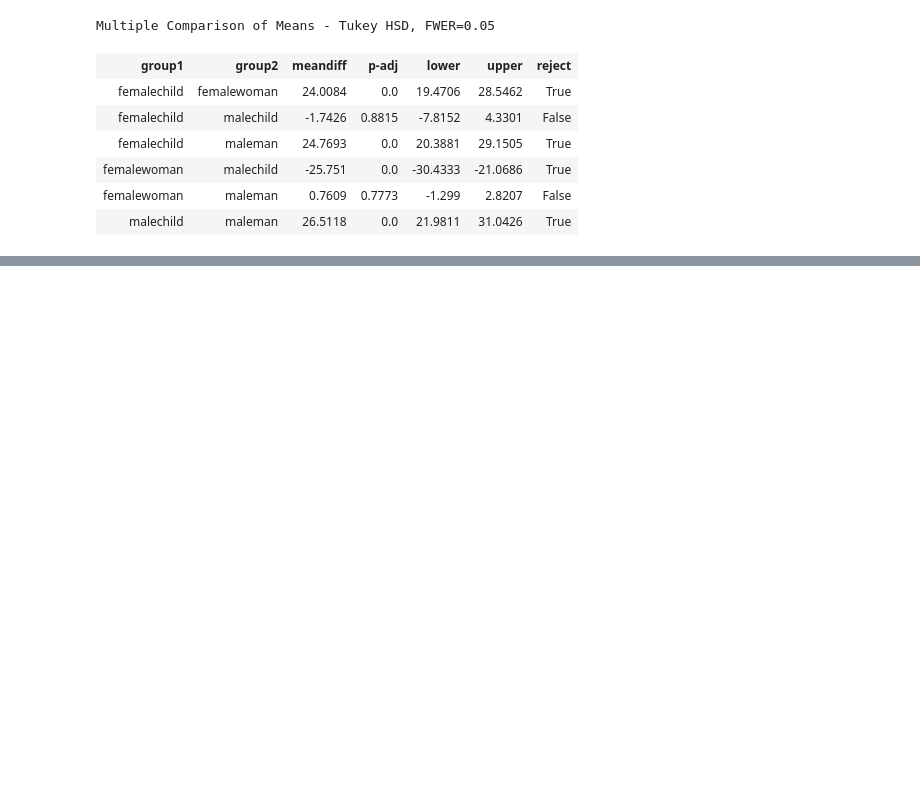
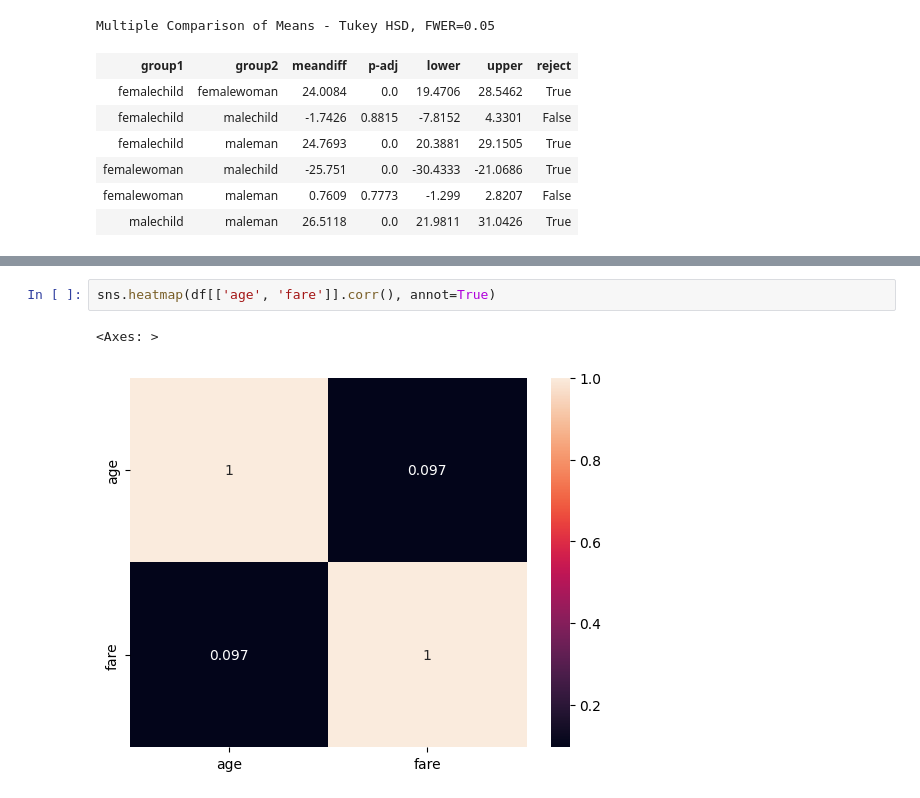
Before and after one commit to Saifullah785/statistics-for-data-science-journey, a Jupyter notebook: Lecture_07_Case_Study/Lecture_07_Case_Study.ipynb, the cells around one changed output, grey strips where cells are left out. Drawn from its saved outputs; the diff is of its cells as text; blank space fills up the shorter version.

```diff
--- a/Lecture_07_Case_Study/Lecture_07_Case_Study.ipynb
+++ b/Lecture_07_Case_Study/Lecture_07_Case_Study.ipynb
@@ -282,0 +299,5 @@ Multiple Comparison of Means - Tukey HSD, FWER=0.05
+# %%
+sns.heatmap(df[['age', 'fare']].corr(), annot=True)
+# %% [output]
+<Axes: >
+[figure, added]
```
Also changed, not shown: parts of 4 cells of this notebook.
